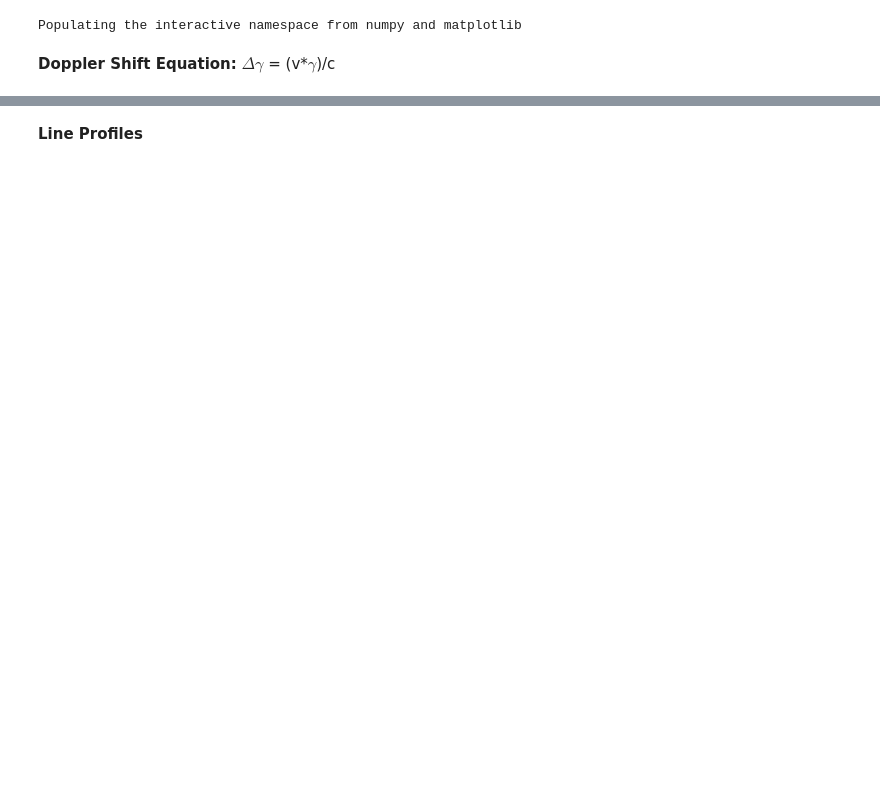
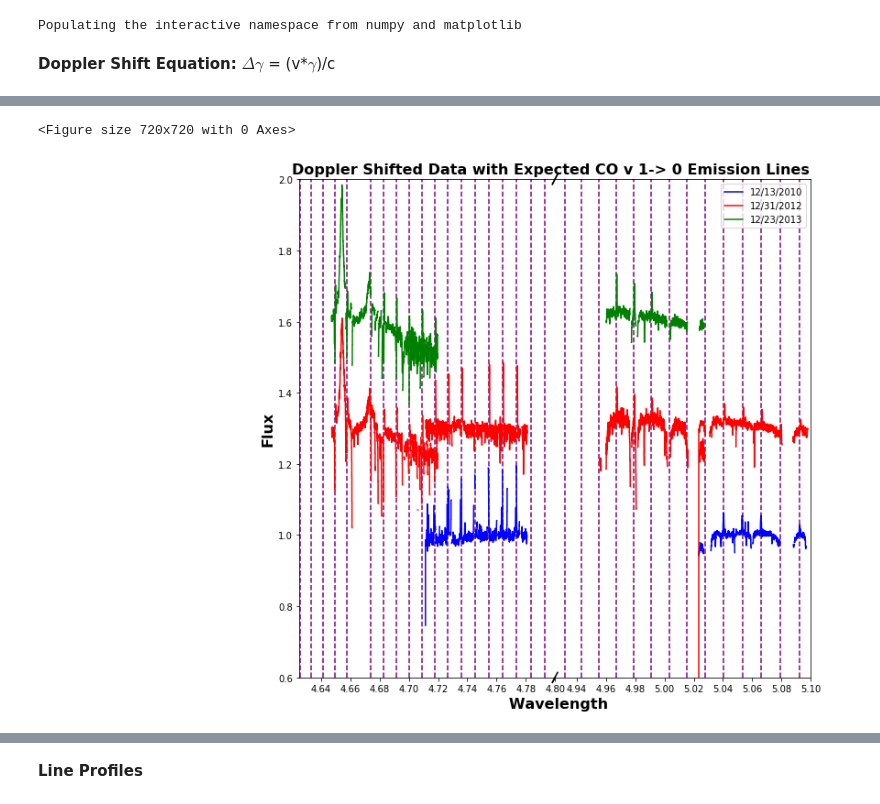
Before and after one commit to hanmars1822/summer_research, a Jupyter notebook: abaur_corrected_plots.ipynb, the cells around one changed output, grey strips where cells are left out. Drawn from its saved outputs; the diff is of its cells as text; code cells hidden in the pictures; blank space fills up the shorter version.

```diff
--- a/abaur_corrected_plots.ipynb
+++ b/abaur_corrected_plots.ipynb
@@ -129,3 +117,58 @@ ax3.plot(df1223['wave'],df1223['div']+0.6,linestyle='steps-mid', color = 'green'
+# %%
+out_all=extract_hitran_data('CO',4.6,5.2)  #astropy table
+lineflux_data=extract_vup(out_all,1)
+HitCO = lineflux_data['wave']
+
+plt.figure(figsize(10,10))
+axa = fig.add_subplot(211)
+axb = fig.add_subplot(211)
+
+f, (axa, axb) = plt.subplots(1, 2,sharex=False, sharey=True)
+plt.subplots_adjust(wspace=0) #set to zero, if you want to join the two plots
+
+axa.set_title('                                                Doppler Shifted Data with Expected CO v 1-> 0 Emission Lines', fontsize=16, fontweight='bold')
+axa.set_xlabel('                                                   Wavelength', fontsize=16, fontweight='bold')
+axa.set_ylabel('Flux', fontsize=16, fontweight='bold')
+
+axa.plot(df1213['wave'],df1213['div'],linestyle='steps-mid', color = 'blue')
+axb.plot(df1213['wave'],df1213['div'],linestyle='steps-mid', color = 'blue', label = '12/13/2010')
+axa.plot(df1231['wave'],df1231['div']+0.3,linestyle='steps-mid', color = 'red')
+axb.plot(df1231['wave'],df1231['div']+0.3,linestyle='steps-mid', color = 'red', label = '12/31/2012')
+axa.plot(df1223['wave'],df1223['div']+0.6,linestyle='steps-mid', color = 'green')
+axb.plot(df1223['wave'],df1223['div']+0.6,linestyle='steps-mid', color = 'green', label = '12/23/2013')
+
+ymin = 0.6
+ymax = 2
+plt.ylim(ymin,ymax)
+axa.set_xlim(4.625, 4.8)
+axb.set_xlim(4.925, 5.1)
+
+axa.spines['right'].set_visible(False)
+axb.spines['left'].set_visible(False)
+axb.tick_params(
+    axis='y',          # changes apply to the x-axis
+    which='both',      # both major and minor ticks are affected
+    left=False,      # ticks along the bottom edge are off
+    right=False,         # ticks along the top edge are off
+    labelleft=False) # labels along the bottom edge are off
+
+d=0.010
+kwargs = dict(transform=axa.transAxes, color='k', clip_on=False)
+axa.plot((1 - d, 1 + d), (-d, +d), **kwargs)  # top-right diagonal
+axa.plot((1 - d, 1 + d), (1 - d, 1 + d), **kwargs)
+kwargs.update(transform=axb.transAxes)  # switch to the bottom axes
+axb.plot((-d, +d), (-d, +d), **kwargs)  # bottom-left diagonal
+axb.plot((-d, +d), (1 - d, 1 + d), **kwargs)
+
+for xc in HitCO:
+    axa.vlines(x=xc, ymin=ymin, ymax=ymax, color='purple', linestyle='--')
+    axb.vlines(x=xc, ymin=ymin, ymax=ymax, color='purple', linestyle='--')
+axb.legend()
+
+plt.show()
+# %% [output]
+<Figure size 720x720 with 0 Axes>
+[figure, added]
 # %%
 low1 = 4.717
 high1 = 4.719
```
Also changed, not shown: parts of 12 cells of this notebook, 1 other file.
